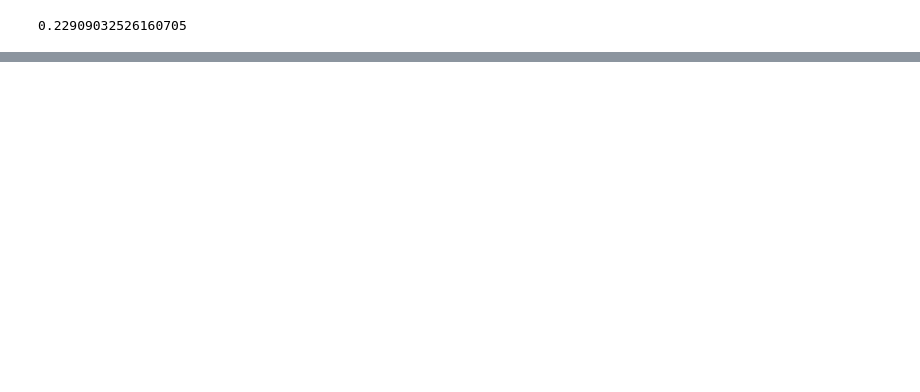
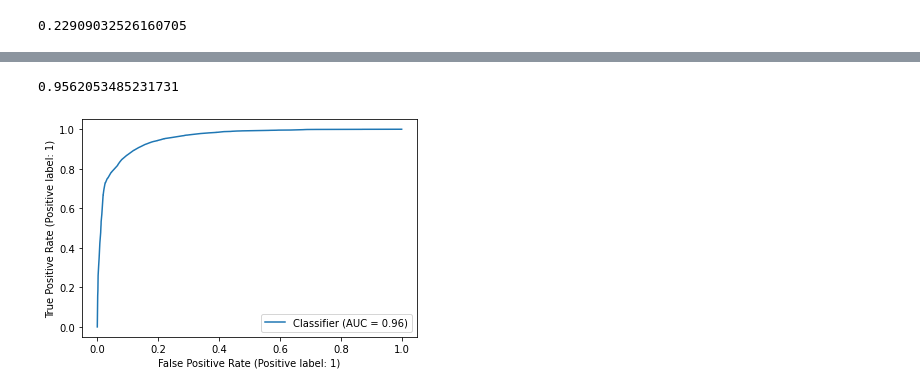
Before and after one commit to Data-ScienceHub/ETM, a Jupyter notebook: Code/FinalModel.ipynb, the cells around one changed output, grey strips where cells are left out. Saved outputs shown, nothing was run; the diff lists cells and outputs as text; code cells hidden in the pictures; blank space fills up the shorter version.

```diff
--- a/Code/FinalModel.ipynb
+++ b/Code/FinalModel.ipynb
@@ -349,0 +402,12 @@ sum(y_train)/len(y_train)
+# %%
+from sklearn.metrics import RocCurveDisplay
+from sklearn.metrics import roc_auc_score
+
+# plot the ROC curve
+RocCurveDisplay.from_predictions(y_valid, val_predicts)
+
+# compute AUROC
+roc_auc_score(y_valid, val_predicts)
+# %% [output]
+0.9562053485231731
+[figure, added]
```
Also changed, not shown: parts of 12 cells of this notebook.
